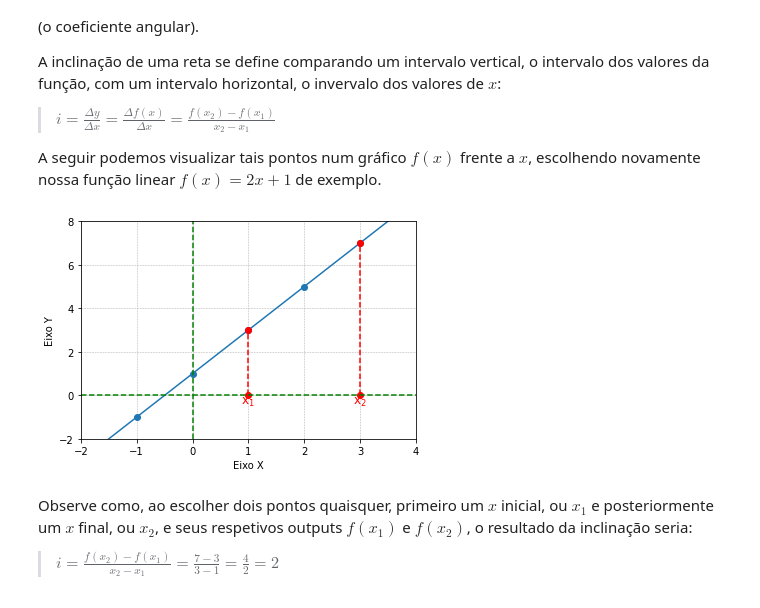
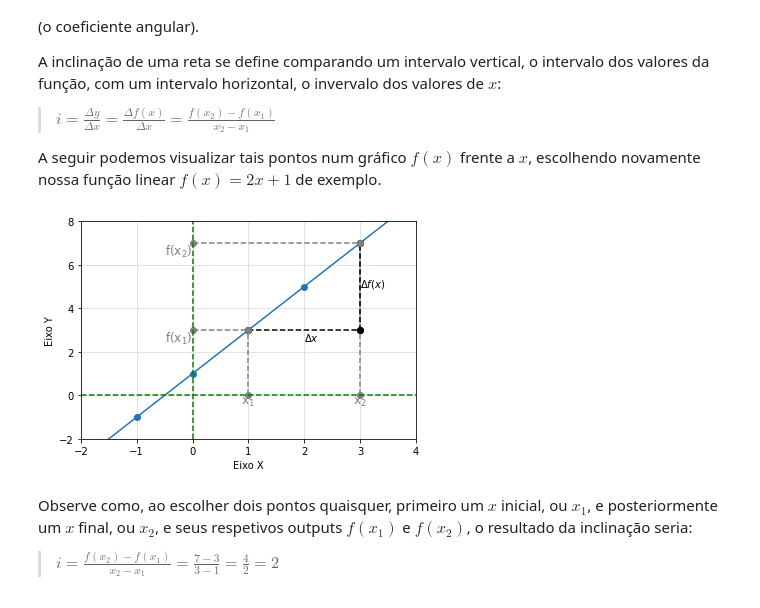
Before and after one commit to BorjaRuizReverter/LivroFisicaGeral, a Jupyter notebook: Tema2.ipynb, the cells around one changed output. Cells and saved outputs as stored; diff of their text form; code cells hidden in the pictures.

Commit message:
Inclination plot finished

```diff
--- a/Tema2.ipynb
+++ b/Tema2.ipynb
@@ -882,52 +882,92 @@ plt.plot(x, y, marker='o')
 
 # x1 values
 x1 = [1, 1]
-# corresponding y1 values
 y1 = [0, 3]
 
 # plotting the x1, y1 points
-plt.plot(x1, y1, marker='o', color='red', linestyle="--")
+plt.plot(x1, y1, marker='o', color='grey', linestyle="--")
 
+# x2 values
 x2 = [3, 3]
 y2 = [0, 7]
 
 # plotting the x1, y1 points
-plt.plot(x2, y2, marker='o', color='red', linestyle="--")
+plt.plot(x2, y2, marker='o', color='grey', linestyle="--")
+
+# Delta_x values
+Delta_x_hor = [1, 3]
+Delta_x_ver = [3, 3]
+
+# plotting the x1, y1 points
+plt.plot(Delta_x_hor, Delta_x_ver, marker='o', color='black', linestyle="--")
+
+# Delta_fx values
+Delta_fx_hor = [3, 3]
+Delta_fx_ver = [3, 7]
+
+# plotting the x1, y1 points
+plt.plot(Delta_fx_hor, Delta_fx_ver, marker='o', color='black', linestyle="--")
+
+
+# fx1 values
+fx1 = [0, 1]
+fy1 = [3, 3]
+
+# plotting the fx1, fy1 points
+plt.plot(fx1, fy1, marker='o', color='grey', linestyle="--")
+
+# fx2 values
+fx2 = [0, 3]
+fy2 = [7, 7]
+
+# plotting the fx2, fy2 points
+plt.plot(fx2, fy2, marker='o', color='grey', linestyle="--")
 
 # naming the x axis
 plt.xlabel('Eixo X')
 # naming the y axis
 plt.ylabel('Eixo Y')
 
 # giving a title to my graph
 plt.title('')
 
 #axis limits
 plt.xlim(-2, 4)
 plt.ylim(-2, 8)
 
 plt.grid(linestyle = '--', linewidth = 0.5)
 
 xorigem_ver = [0, 0]
 yorigem_ver = [-2, 8]
 plt.plot(xorigem_ver, yorigem_ver, marker='', color='green', linestyle="--")
 
 xorigem_hor = [-2, 8]
 yorigem_hor = [0, 0]
 plt.plot(xorigem_hor, yorigem_hor, marker='', color='green', linestyle="--")
 
 label_x1 = 'x$_1$'
 
-plt.text(x1[0], y1[0], label_x1, ha = 'center', va = 'top', size = 12, color = 'red')
+plt.text(x1[0], y1[0], label_x1, ha = 'center', va = 'top', size = 12, color = 'grey')
 
 label_x2 = 'x$_2$'
 
-plt.text(x2[0], y2[0], label_x2, ha = 'center', va = 'top', size = 12, color = 'red')
+plt.text(x2[0], y2[0], label_x2, ha = 'center', va = 'top', size = 12, color = 'grey')
+
+label_x1 = 'f(x$_1)$'
+
+plt.text(fx1[0], fy1[0], label_x1, ha = 'right', va = 'top', size = 12, color = 'grey')
+
+label_x1 = 'f(x$_2)$'
+
+plt.text(fx2[0], fy2[0], label_x1, ha = 'right', va = 'top', size = 12, color = 'grey')
+
+plt.subplot(111).annotate('$\Delta x$', xy=(3, 3), xytext=(2, 2.5))
+plt.subplot(111).annotate('$\Delta f(x)$', xy=(3, 3), xytext=(3, 5))
 
 # function to show the plot
 plt.show()
 # %% [output]
-[figure, old version]
+[figure, new version]
 # %% [markdown]
-Observe como, ao escolher dois pontos quaisquer, primeiro um $x$ inicial, ou $x_1$ e posteriormente um $x$ final, ou $x_2$, e seus respetivos outputs $f(x_1)$ e $f(x_2)$, o resultado da inclinação seria:
+Observe como, ao escolher dois pontos quaisquer, primeiro um $x$ inicial, ou $x_1$, e posteriormente um $x$ final, ou $x_2$, e seus respetivos outputs $f(x_1)$ e $f(x_2)$, o resultado da inclinação seria:
 > $i=\frac{f(x_2) - f(x_1)}{x_2 - x_1}=\frac{7-3}{3-1}=\frac{4}{2}=2$
```
